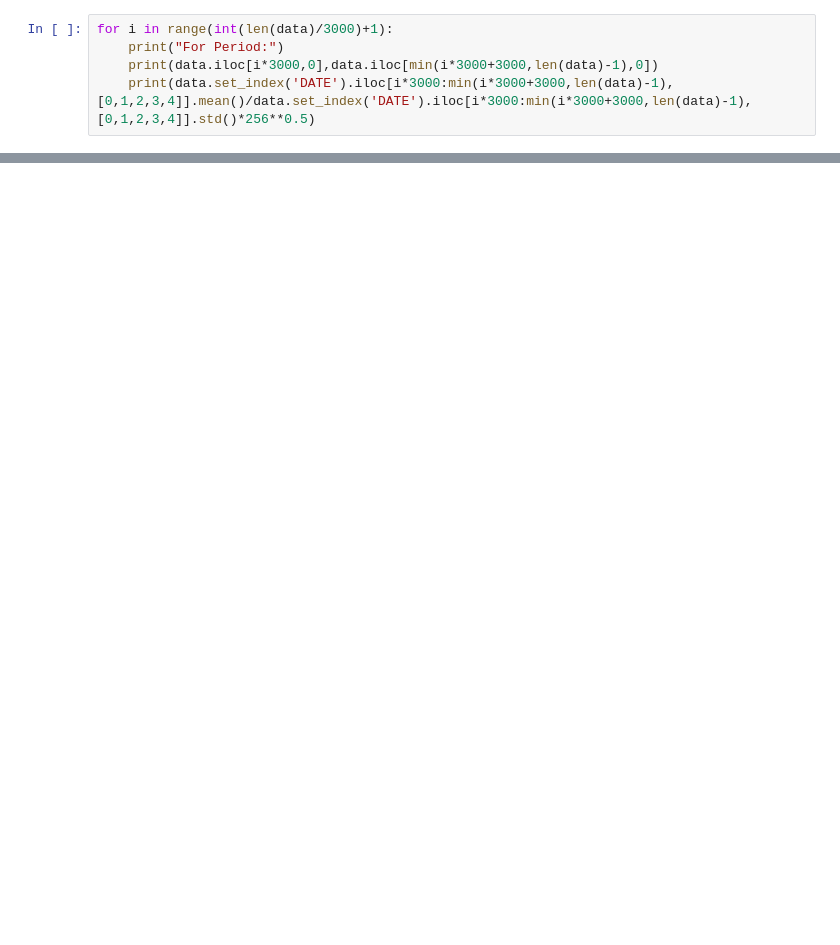
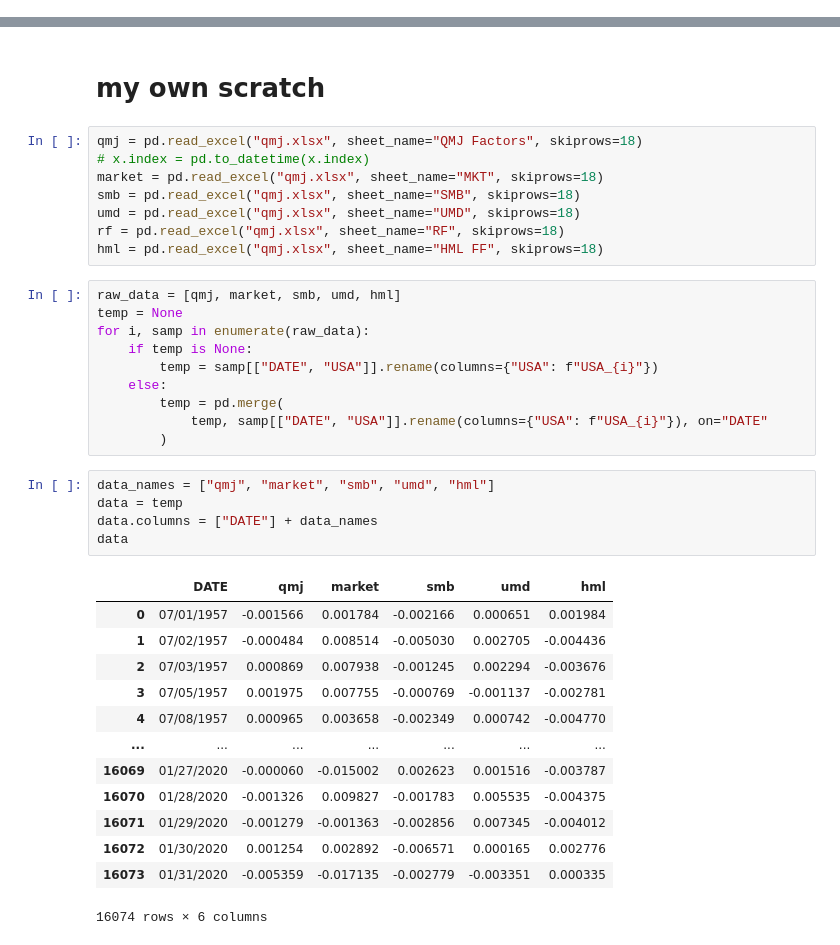
Before and after one commit to lengfc09/quantitative_trading, a Jupyter notebook: replication-1.ipynb, the cells around one changed output, grey strips where cells are left out. Saved outputs shown, nothing was run; the diff lists cells and outputs as text; blank space fills up the shorter version.

```diff
--- a/replication-1.ipynb
+++ b/replication-1.ipynb
@@ -98,5 +0,0 @@ dtype: float64
-# %%
-for i in range(int(len(data)/3000)+1):
-    print("For Period:")
-    print(data.iloc[i*3000,0],data.iloc[min(i*3000+3000,len(data)-1),0])
-    print(data.set_index('DATE').iloc[i*3000:min(i*3000+3000,len(data)-1),[0,1,2,3,4]].mean()/data.set_index('DATE').iloc[i*3000:min(i*3000+3000,len(data)-1),[0,1,2,3,4]].std()*256**0.5)
@@ -362,0 +193,39 @@ See the caveats in the documentation: https://pandas.pydata.org/pandas-docs/stab
+# %% [markdown]
+# my own scratch
+# %%
+qmj = pd.read_excel("qmj.xlsx", sheet_name="QMJ Factors", skiprows=18)
+# x.index = pd.to_datetime(x.index)
+market = pd.read_excel("qmj.xlsx", sheet_name="MKT", skiprows=18)
+smb = pd.read_excel("qmj.xlsx", sheet_name="SMB", skiprows=18)
+umd = pd.read_excel("qmj.xlsx", sheet_name="UMD", skiprows=18)
+rf = pd.read_excel("qmj.xlsx", sheet_name="RF", skiprows=18)
+hml = pd.read_excel("qmj.xlsx", sheet_name="HML FF", skiprows=18)
+# %%
+raw_data = [qmj, market, smb, umd, hml]
+temp = None
+for i, samp in enumerate(raw_data):
+    if temp is None:
+        temp = samp[["DATE", "USA"]].rename(columns={"USA": f"USA_{i}"})
+    else:
+        temp = pd.merge(
+            temp, samp[["DATE", "USA"]].rename(columns={"USA": f"USA_{i}"}), on="DATE"
+        )
+# %%
+data_names = ["qmj", "market", "smb", "umd", "hml"]
+data = temp
+data.columns = ["DATE"] + data_names
+data
+# %% [output]
+|  | DATE | qmj | market | smb | umd | hml |
+| 0 | 07/01/1957 | -0.001566 | 0.001784 | -0.002166 | 0.000651 | 0.001984 |
+| 1 | 07/02/1957 | -0.000484 | 0.008514 | -0.005030 | 0.002705 | -0.004436 |
+| 2 | 07/03/1957 | 0.000869 | 0.007938 | -0.001245 | 0.002294 | -0.003676 |
+| 3 | 07/05/1957 | 0.001975 | 0.007755 | -0.000769 | -0.001137 | -0.002781 |
+| 4 | 07/08/1957 | 0.000965 | 0.003658 | -0.002349 | 0.000742 | -0.004770 |
+| ... | ... | ... | ... | ... | ... | ... |
+| 16069 | 01/27/2020 | -0.000060 | -0.015002 | 0.002623 | 0.001516 | -0.003787 |
+| 16070 | 01/28/2020 | -0.001326 | 0.009827 | -0.001783 | 0.005535 | -0.004375 |
+| 16071 | 01/29/2020 | -0.001279 | -0.001363 | -0.002856 | 0.007345 | -0.004012 |
+| 16072 | 01/30/2020 | 0.001254 | 0.002892 | -0.006571 | 0.000165 | 0.002776 |
+| 16073 | 01/31/2020 | -0.005359 | -0.017135 | -0.002779 | -0.003351 | 0.000335 |
+16074 rows × 6 columns
```
Also changed, not shown: parts of 56 cells of this notebook.
